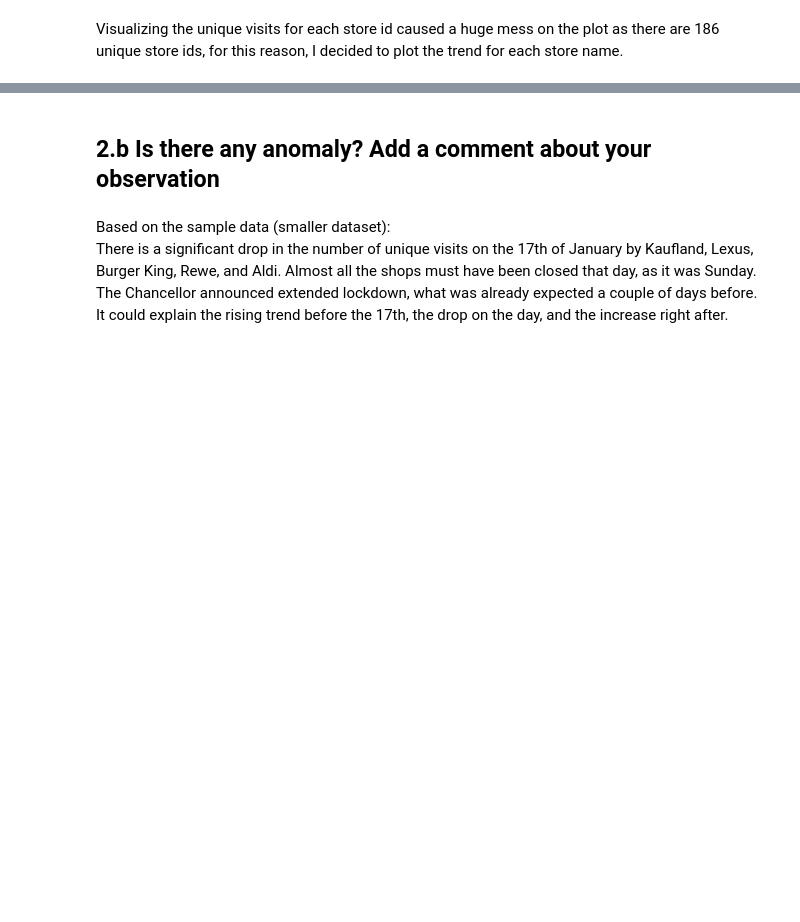
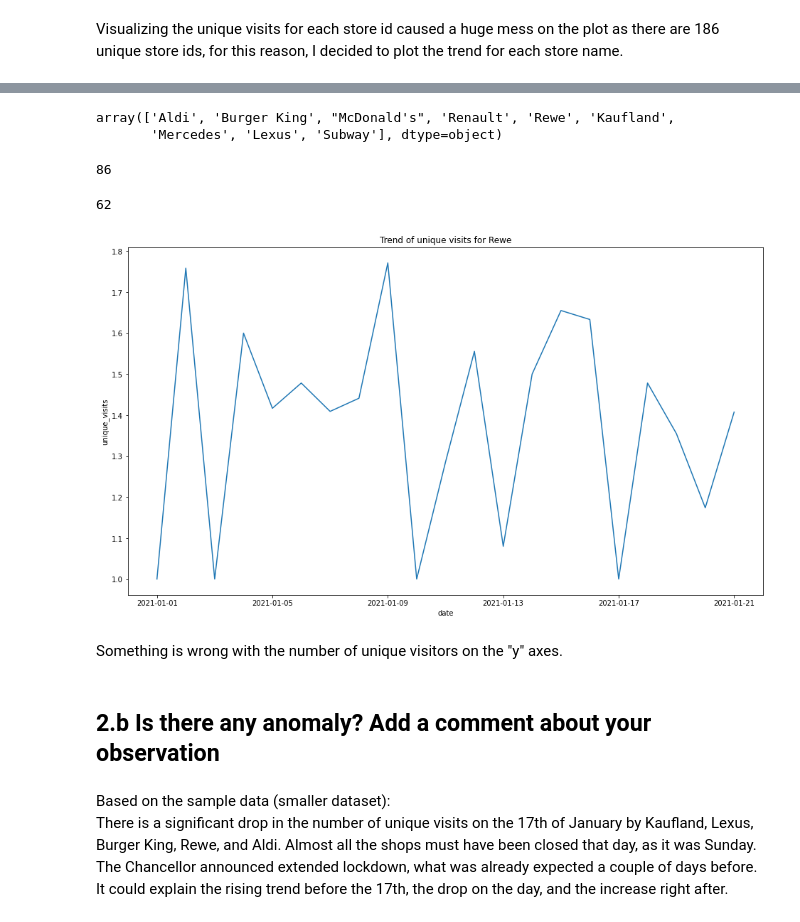
Before and after one commit to robertbozsik/gps-da-adsquare, a Jupyter notebook: notebooks/plot.ipynb, the cells around one changed output, grey strips where cells are left out. Cells and saved outputs as stored; diff of their text form; code cells hidden in the pictures; blank space fills up the shorter version.

```diff
--- a/notebooks/plot.ipynb
+++ b/notebooks/plot.ipynb
@@ -42,3 +52,35 @@ sns_plot.figure.savefig("../out_data/trend_of_unique_visits.png")
+# %%
+final_df["store_name"].unique()
+# %% [output]
+array(['Aldi', 'Burger King', "McDonald's", 'Renault', 'Rewe', 'Kaufland',
+       'Mercedes', 'Lexus', 'Subway'], dtype=object)
+# %%
+def plot_store(name):
+    s_name = name
+    df = final_df.loc[final_df["store_name"] == s_name]
+    plt.figure(figsize=(16,9))
+    sns_plot = sns.lineplot(data=df,
+                        x="date",
+                        y="unique_visits",
+                        hue=None,
+                        ci=None) # disable confidence intervals
+    plt.title(f"Trend of unique visits for {s_name}")
+    plt.show()
+# %%
+rewe_one_day = final_df.loc[(final_df["store_name"] == "Rewe") & (final_df["date"] == "2021-01-09")]
+rewe_one_day["total_signals"].sum()
+# %% [output]
+86
+# %%
+rewe_one_day["unique_visits"].sum()
+# %% [output]
+62
+# %%
+plot_store("Rewe")
+# %% [output]
+[figure, added]
+# %% [markdown]
+Something is wrong with the number of unique visitors on the "y" axes.
 # %% [markdown]
 ## 2.b Is there any anomaly? Add a comment about your observation
 # %% [markdown]
```
Also changed, not shown: parts of 2 cells of this notebook, 9 other files.
